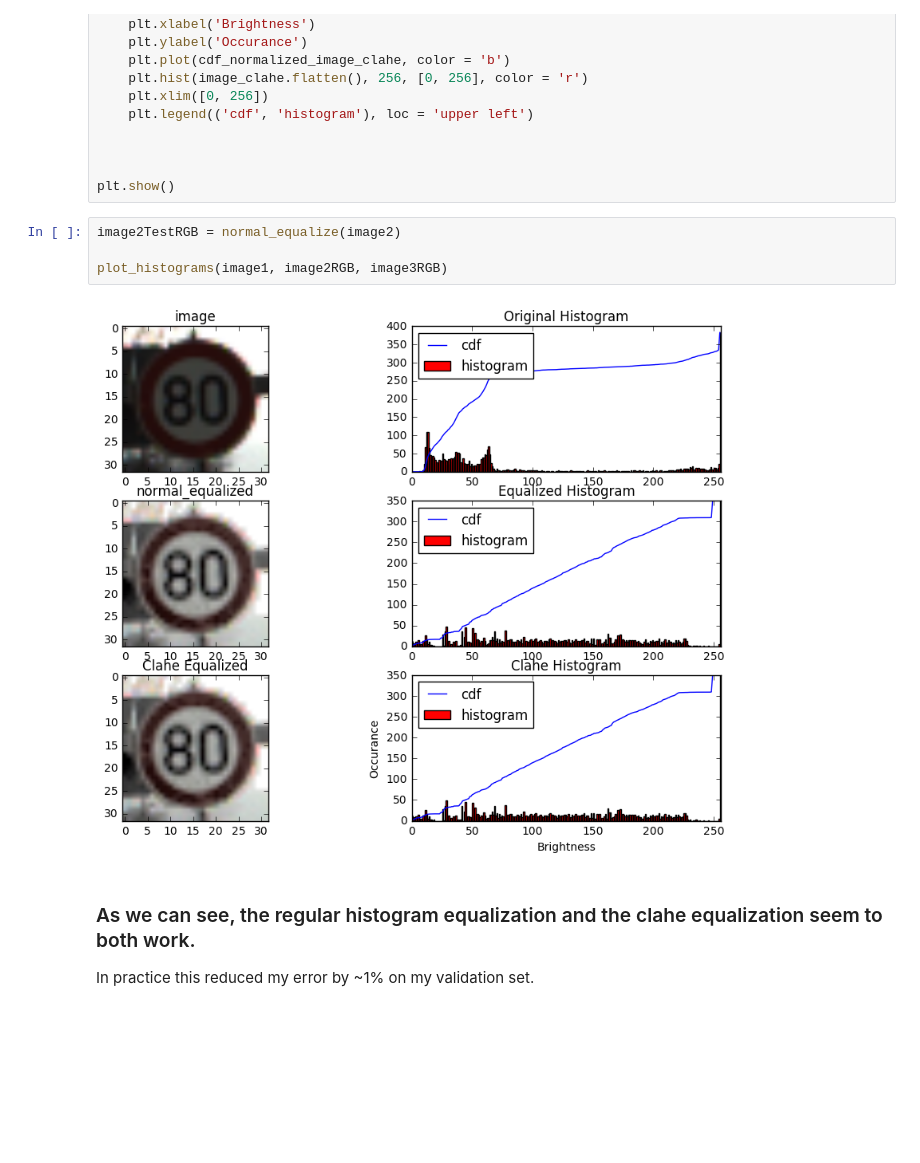
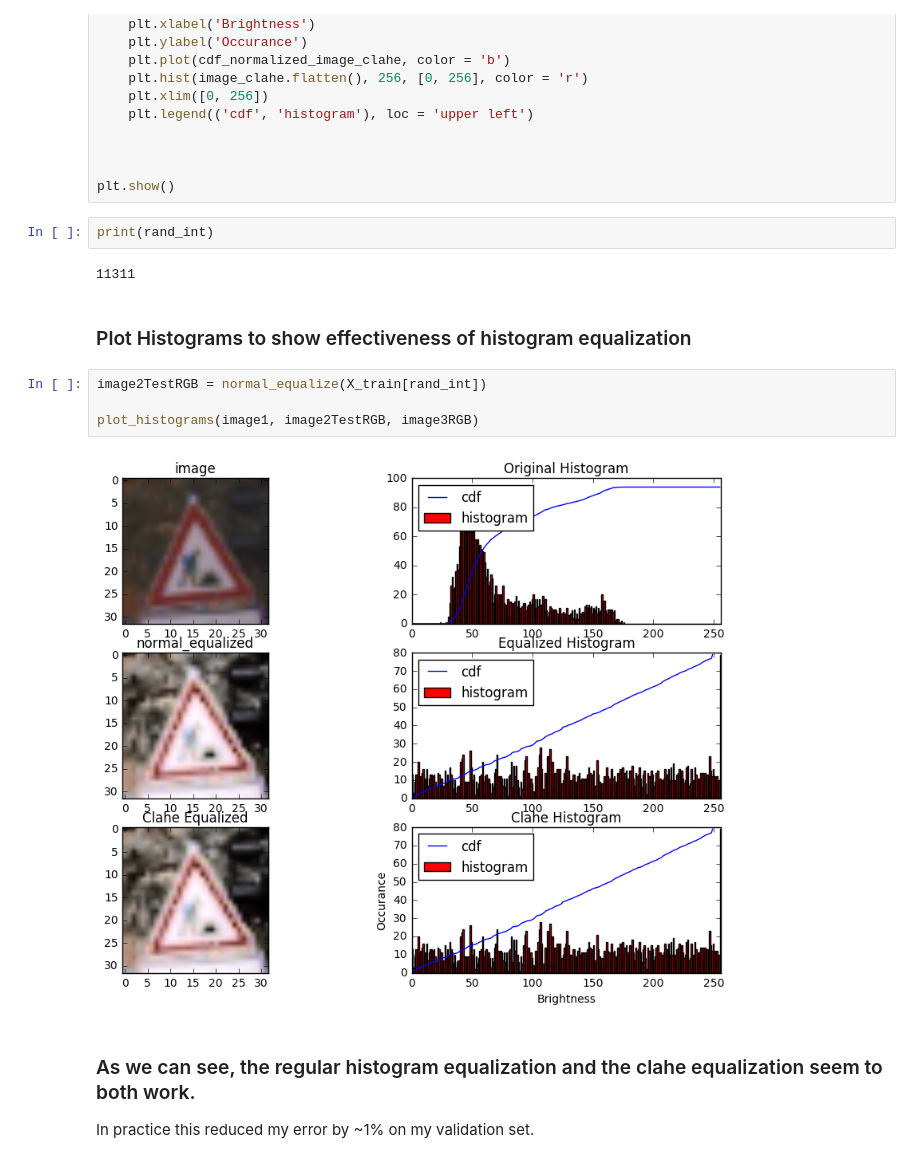
Before and after one commit to Self-Driving-Cars-LosAngeles/TrafficSignClassification, a Jupyter notebook: Traffic_Sign_Classifier_SDCLA.ipynb, the cells around one changed output. Saved outputs shown, nothing was run; the diff lists cells and outputs as text; blank space fills up the shorter version.

```diff
--- a/Traffic_Sign_Classifier_SDCLA.ipynb
+++ b/Traffic_Sign_Classifier_SDCLA.ipynb
@@ -304,12 +306,18 @@ def plot_histograms(image, image_equalized, image_clahe):
 
 
 plt.show()
+# %%
+print(rand_int)
+# %% [output]
+11311
+# %% [markdown]
+### Plot Histograms to show effectiveness of histogram equalization
 # %%
-image2TestRGB = normal_equalize(image2)
+image2TestRGB = normal_equalize(X_train[rand_int])
 
-plot_histograms(image1, image2RGB, image3RGB)
+plot_histograms(image1, image2TestRGB, image3RGB)
 # %% [output]
-[figure, old version]
+[figure, new version]
 # %% [markdown]
 ### As we can see, the regular histogram equalization and the clahe equalization seem to both work.
 In practice this reduced my error by ~1% on my validation set.
```
Also changed, not shown: parts of 23 cells of this notebook.
